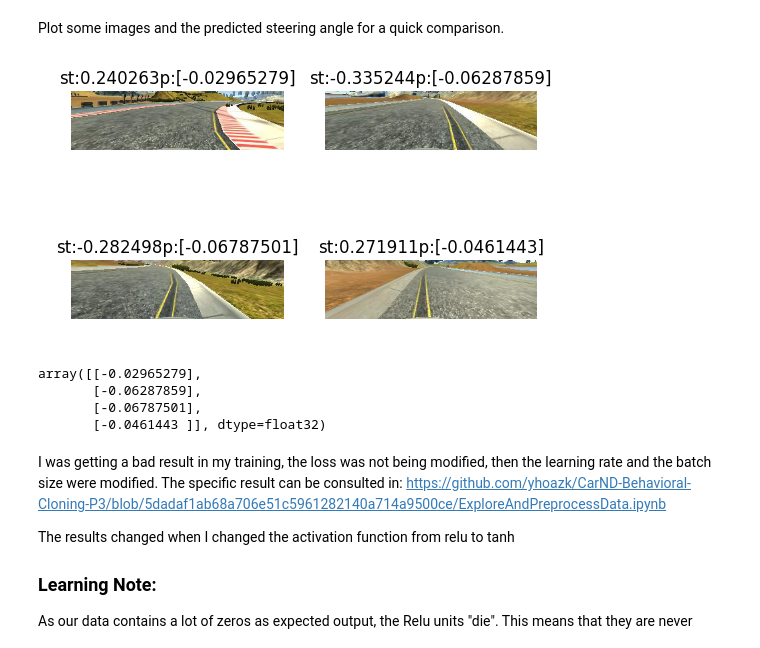
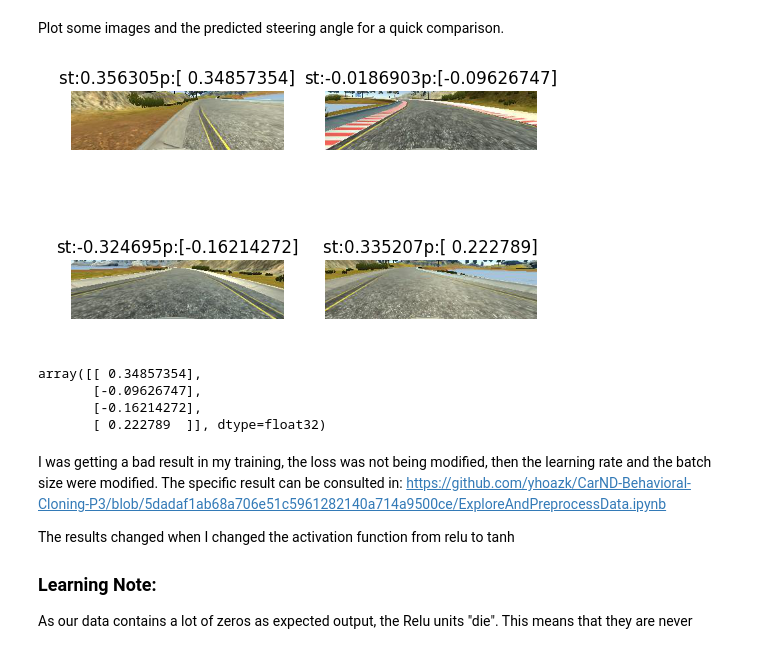
Before and after one commit to yhoazk/CarND-Behavioral-Cloning-P3, a Jupyter notebook: ExploreAndPreprocessData.ipynb, the cells around one changed output. Drawn from its saved outputs; the diff is of its cells as text; code cells hidden in the pictures.

```diff
--- a/ExploreAndPreprocessData.ipynb
+++ b/ExploreAndPreprocessData.ipynb
@@ -246,17 +246,36 @@ model = Sequential()
 
 model.add(Convolution2D(1,1,1, border_mode='same', input_shape=(X.shape[1],X.shape[2],X.shape[3]), dim_ordering='tf'))
 # shape ()
-#model.add(Convolution2D(14, 10, 10, border_mode='valid', activation='tanh'))
-model.add(MaxPooling2D((4,4),(4,4),'valid'))
+model.add(Convolution2D(24, 5, 5, border_mode='valid', activation='tanh'))
+model.add(MaxPooling2D((2,2),(2,2),'valid'))
 model.add(Dropout(0.75))
 
-#model.add(Convolution2D(28, 7, 7, border_mode='valid', activation='tanh'))
+model.add(Convolution2D(36, 5, 5, border_mode='valid', activation='tanh'))
+model.add(MaxPooling2D((2,2),(2,2),'valid'))
+model.add(Dropout(0.75))
+
+model.add(Convolution2D(48, 3, 3, border_mode='valid', activation='tanh'))
+model.add(MaxPooling2D((2,4),(4,4),'valid'))
+model.add(Dropout(0.75))
+
+model.add(Convolution2D(64, 3, 3, border_mode='valid', activation='tanh'))
+#model.add(MaxPooling2D((4,4),(4,4),'valid'))
+model.add(Dropout(0.75))
+
+#model.add(Convolution2D(14, 10, 10, border_mode='valid', activation='tanh'))
+#model.add(MaxPooling2D((4,4),(4,4),'valid'))
+#model.add(Dropout(0.75))
+
+
+#model.add(Convolution2D(28, 7, 7, border_mode=er_mode='valid', activation='tanh'))
 #model.add(MaxPooling2D((2,2),(2,2),'valid'))
 #model.add(Dropout(0.75))
 
 model.add(Flatten())
-model.add(Dense(512, activation='tanh'))
-model.add(Dense(8,activation='tanh'))
+model.add(Dense(1164, activation='tanh'))
+model.add(Dense(100,activation='tanh'))
+model.add(Dense(50,activation='tanh'))
+model.add(Dense(10,activation='tanh'))
 model.add(Dense(1,activation='tanh'))
 model.summary()
 # TODO
@@ -285,7 +303,7 @@ ________________________________________________________________________________
 # %%
 from keras.optimizers import Adam
-adam_opt = Adam(lr=0.0001, beta_1=0.9, beta_2=0.999, epsilon=1e-08, decay=0.001)
+adam_opt = Adam(lr=0.001, beta_1=0.9, beta_2=0.999, epsilon=1e-08, decay=0.001)
 model.compile(loss='mean_squared_error',optimizer=adam_opt)
-log = model.fit(X, y,batch_size=40, nb_epoch=3, verbose=1, validation_data=(X_val, y_val))
+log = model.fit(X, y,batch_size=40, nb_epoch=7, verbose=1, validation_data=(X_val, y_val))
 # %% [output]
 Train on 2104 samples, validate on 527 samples
@@ -303,15 +345,15 @@ model.save_weights("model.h5")
 # %% [markdown]
 Plot some images and the predicted steering angle for a quick comparison.
 # %%
-pred = model.predict(X[30:34])
-plot_imgArr(X[30:34],y[30:34], pred)
+pred = model.predict(X[170:174])
+plot_imgArr(X[170:174],y[170:174], pred)
 pred
 # %% [output]
-[figure, old version]
+[figure, new version]
-array([[-0.02965279],
-       [-0.06287859],
-       [-0.06787501],
-       [-0.0461443 ]], dtype=float32)
+array([[ 0.34857354],
+       [-0.09626747],
+       [-0.16214272],
+       [ 0.222789  ]], dtype=float32)
 # %% [markdown]
 I was getting a bad result in my training, the loss was not being modified, then the learning rate and the batch size were modified. The specific result can be consulted in:
 https://github.com/yhoazk/CarND-Behavioral-Cloning-P3/blob/5dadaf1ab68a706e51c5961282140a714a9500ce/ExploreAndPreprocessData.ipynb
```
Also changed, not shown: parts of 5 cells of this notebook, 1 other file.
